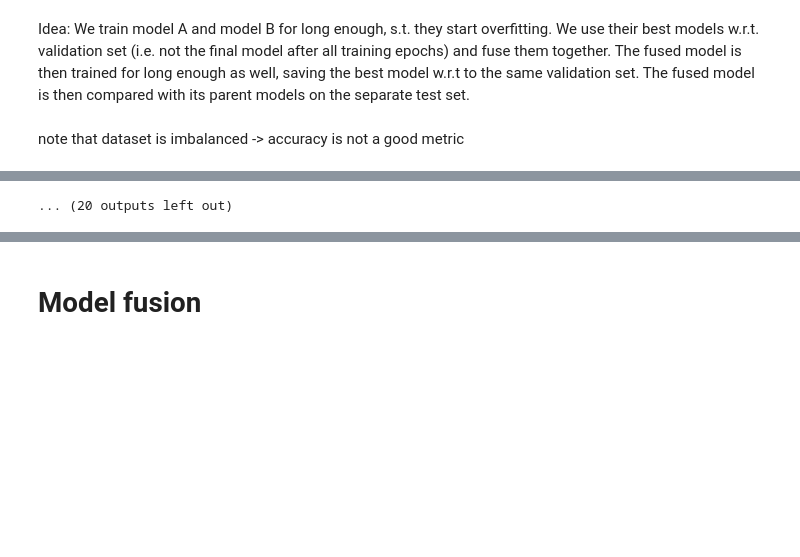
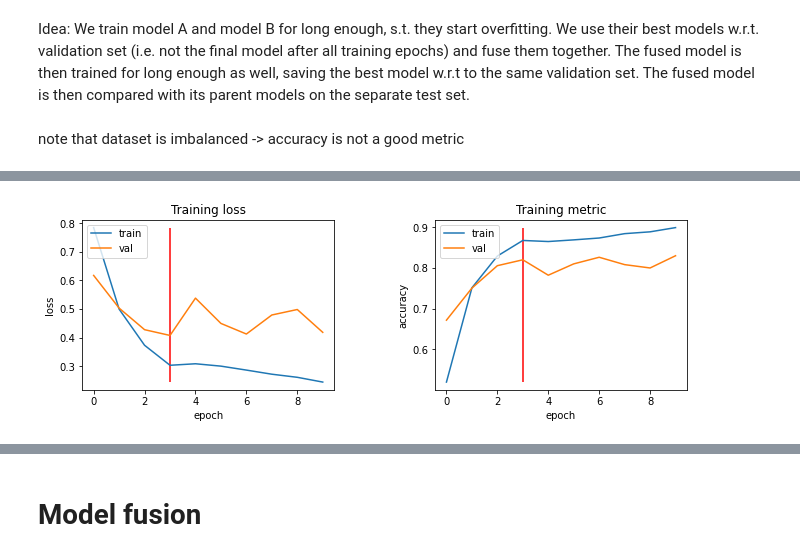
Before and after one commit to Yahnnosh/Exploring-Model-Fusion-with-Optimal-Transport-on-Transformers, a Jupyter notebook: training_multilayers.ipynb, the cells around one changed output, grey strips where cells are left out. Cells and saved outputs as stored; diff of their text form; code cells hidden in the pictures; blank space fills up the shorter version.

```diff
--- a/training_multilayers.ipynb
+++ b/training_multilayers.ipynb
@@ -302,7 +315,7 @@ optA = torch.optim.Adam(modelA.parameters(), lr=0.001)
 loss_fnA = nn.CrossEntropyLoss()
 
 
-epochs = 5
+epochs = 20
 
 historyA, best_modelA, best_model_scoreA = train_save_best(model=modelA,
                                                             iterator=train_iter,
@@ -329,3 +360,5 @@ Wall time: 17min 32s
+# %%
+embedding.weight.requires_grad = False
 # %%
 %%time
 # train model B
@@ -345,7 +378,7 @@ optB = torch.optim.Adam(modelB.parameters(), lr=0.001)
 loss_fnB = nn.CrossEntropyLoss()
 
 
-epochs = 30
+epochs = 10
 
 historyB, best_modelB, best_model_scoreB = train_save_best(model=modelB,
                                                             iterator=train_iter,
@@ -374,0 +408 @@ Epoch: 10  Train Loss: 0.1834               Validation Loss: 0.4610
+[figure, added]
@@ -377 +409,0 @@ Epoch: 12  Train Loss: 0.1302               Validation Loss: 0.4246
-... (20 outputs left out)
```
Also changed, not shown: parts of 8 cells of this notebook, 20 other files.
